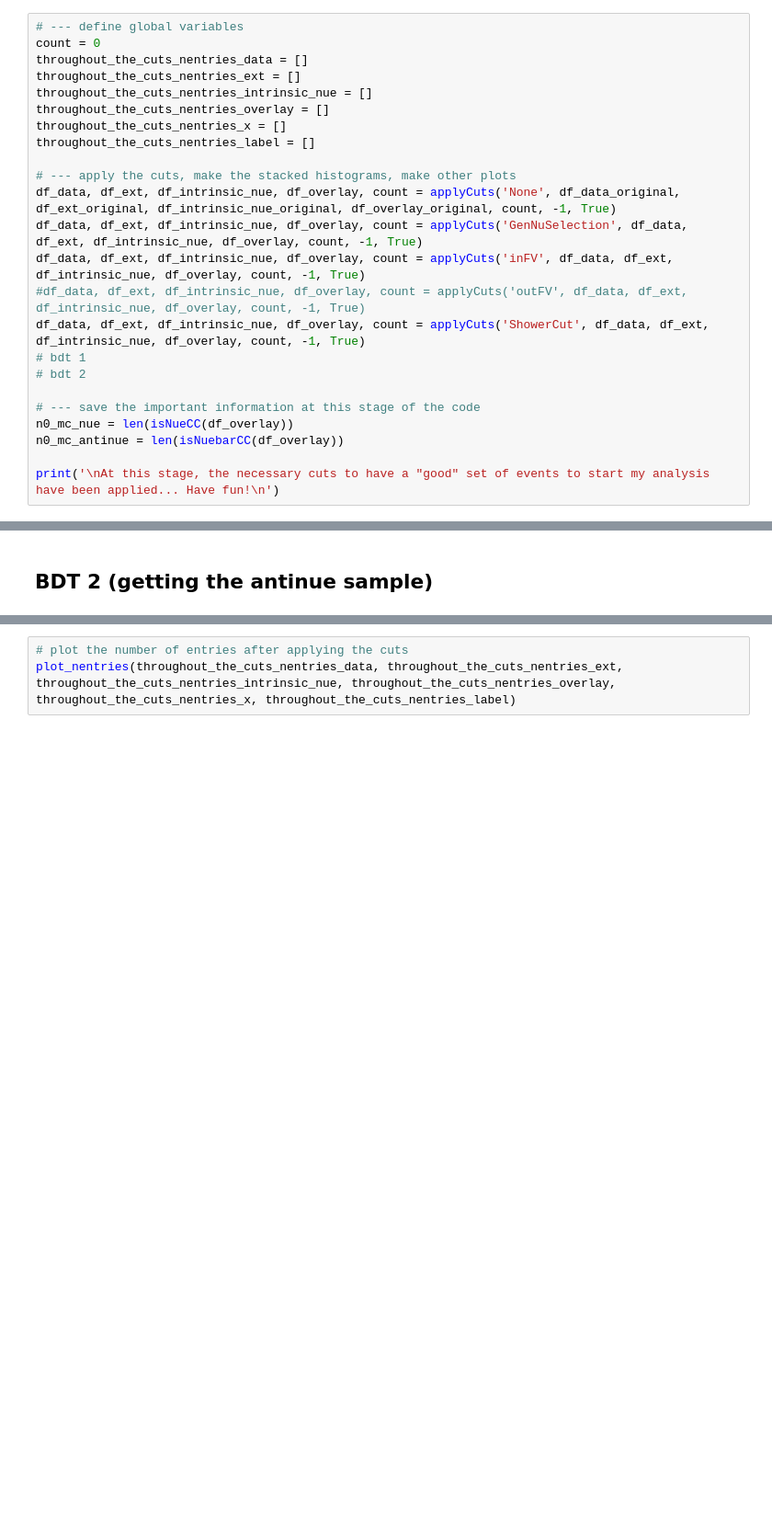
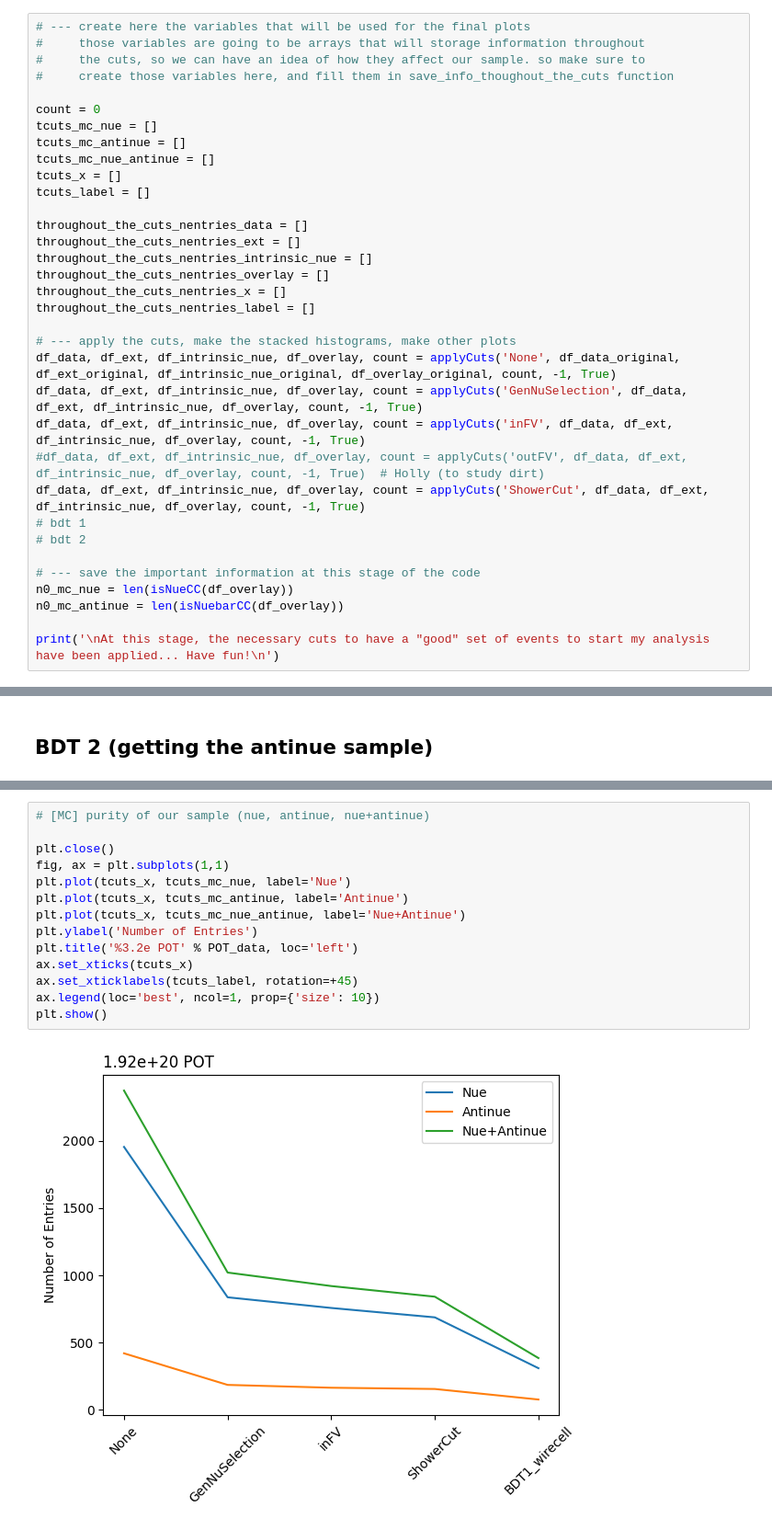
Before and after one commit to mrguzzo/AntinueXSec_WireCell, a Jupyter notebook: marina.ipynb, the cells around one changed output, grey strips where cells are left out. Shown: that part at 92% size. Saved outputs shown, nothing was run; the diff lists cells and outputs as text; blank space fills up the shorter version.

```diff
--- a/marina.ipynb
+++ b/marina.ipynb
@@ -1340,8 +1450,18 @@ df_overlay_original, POT_mc = create_dataframe(mcfile,'MC')                 # tr
 # %% [markdown]
 ## Apply Selection Cuts
 # %%
-# --- define global variables
+# --- create here the variables that will be used for the final plots
+#     those variables are going to be arrays that will storage information throughout
+#     the cuts, so we can have an idea of how they affect our sample. so make sure to
+#     create those variables here, and fill them in save_info_thoughout_the_cuts function
+
 count = 0
+tcuts_mc_nue = []
+tcuts_mc_antinue = []
+tcuts_mc_nue_antinue = []
+tcuts_x = []
+tcuts_label = []
+
 throughout_the_cuts_nentries_data = []
 throughout_the_cuts_nentries_ext = []
 throughout_the_cuts_nentries_intrinsic_nue = []
@@ -1353,7 +1473,7 @@ throughout_the_cuts_nentries_label = []
 df_data, df_ext, df_intrinsic_nue, df_overlay, count = applyCuts('None', df_data_original, df_ext_original, df_intrinsic_nue_original, df_overlay_original, count, -1, True)
 df_data, df_ext, df_intrinsic_nue, df_overlay, count = applyCuts('GenNuSelection', df_data, df_ext, df_intrinsic_nue, df_overlay, count, -1, True)
 df_data, df_ext, df_intrinsic_nue, df_overlay, count = applyCuts('inFV', df_data, df_ext, df_intrinsic_nue, df_overlay, count, -1, True)
-#df_data, df_ext, df_intrinsic_nue, df_overlay, count = applyCuts('outFV', df_data, df_ext, df_intrinsic_nue, df_overlay, count, -1, True)
+#df_data, df_ext, df_intrinsic_nue, df_overlay, count = applyCuts('outFV', df_data, df_ext, df_intrinsic_nue, df_overlay, count, -1, True)  # Holly (to study dirt)
 df_data, df_ext, df_intrinsic_nue, df_overlay, count = applyCuts('ShowerCut', df_data, df_ext, df_intrinsic_nue, df_overlay, count, -1, True)
 # bdt 1
 # bdt 2
@@ -1875,3 +2003,16 @@ plt.show()
 # %%
-# plot the number of entries after applying the cuts
-plot_nentries(throughout_the_cuts_nentries_data, throughout_the_cuts_nentries_ext, throughout_the_cuts_nentries_intrinsic_nue, throughout_the_cuts_nentries_overlay, throughout_the_cuts_nentries_x, throughout_the_cuts_nentries_label)
+# [MC] purity of our sample (nue, antinue, nue+antinue)
+
+plt.close()
+fig, ax = plt.subplots(1,1)
+plt.plot(tcuts_x, tcuts_mc_nue, label='Nue')
+plt.plot(tcuts_x, tcuts_mc_antinue, label='Antinue')
+plt.plot(tcuts_x, tcuts_mc_nue_antinue, label='Nue+Antinue')
+plt.ylabel('Number of Entries')
+plt.title('%3.2e POT' % POT_data, loc='left')
+ax.set_xticks(tcuts_x)
+ax.set_xticklabels(tcuts_label, rotation=+45)
+ax.legend(loc='best', ncol=1, prop={'size': 10})
+plt.show()
+# %% [output]
+[figure, added]
```
Also changed, not shown: parts of 15 cells of this notebook.
